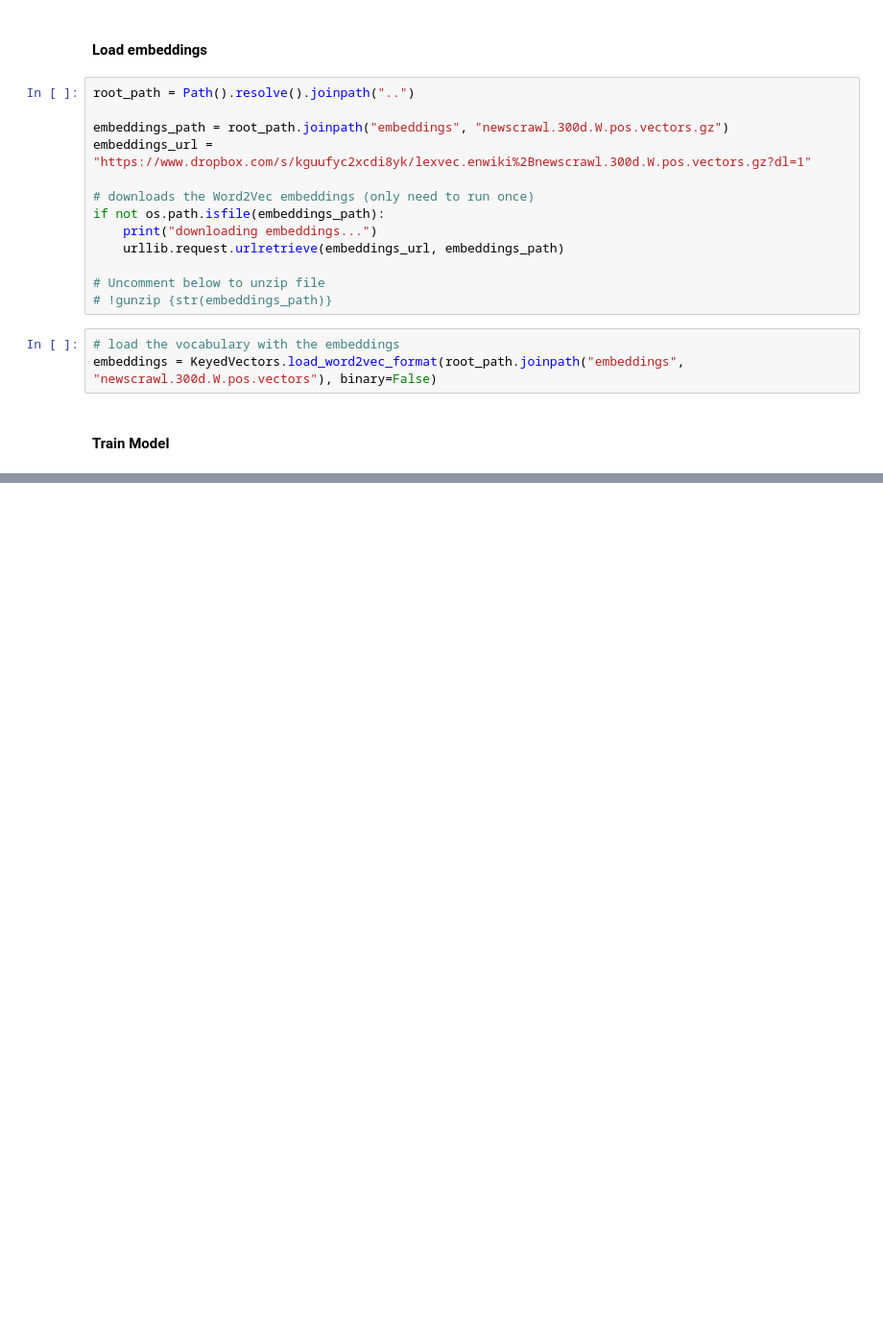
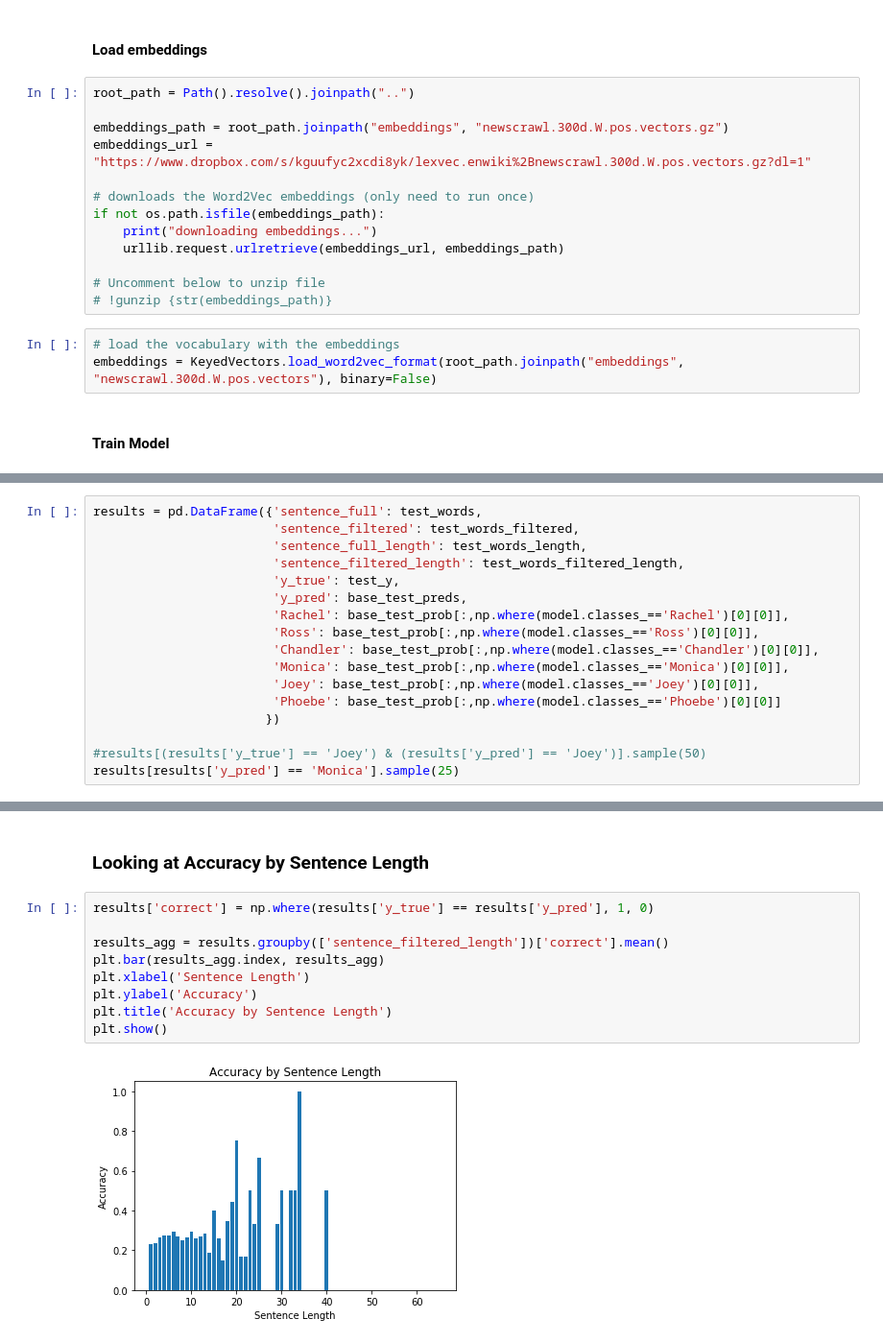
Before and after one commit to acarl005/w266-final, a Jupyter notebook: analysis/2_logistic_regression.ipynb, the cells around one changed output, grey strips where cells are left out. Shown: that part at 96% size. Drawn from its saved outputs; the diff is of its cells as text; blank space fills up the shorter version.

```diff
--- a/analysis/2_logistic_regression.ipynb
+++ b/analysis/2_logistic_regression.ipynb
@@ -135,0 +149,17 @@ weighted avg       0.25      0.26      0.25      4217
+# %%
+results = pd.DataFrame({'sentence_full': test_words,
+                        'sentence_filtered': test_words_filtered,
+                        'sentence_full_length': test_words_length,
+                        'sentence_filtered_length': test_words_filtered_length,
+                        'y_true': test_y,
+                        'y_pred': base_test_preds,
+                        'Rachel': base_test_prob[:,np.where(model.classes_=='Rachel')[0][0]],
+                        'Ross': base_test_prob[:,np.where(model.classes_=='Ross')[0][0]],
+                        'Chandler': base_test_prob[:,np.where(model.classes_=='Chandler')[0][0]],
+                        'Monica': base_test_prob[:,np.where(model.classes_=='Monica')[0][0]],
+                        'Joey': base_test_prob[:,np.where(model.classes_=='Joey')[0][0]],
+                        'Phoebe': base_test_prob[:,np.where(model.classes_=='Phoebe')[0][0]]
+                       })
+
+#results[(results['y_true'] == 'Joey') & (results['y_pred'] == 'Joey')].sample(50)
+results[results['y_pred'] == 'Monica'].sample(25)
@@ -135,0 +184,13 @@ weighted avg       0.25      0.26      0.25      4217
+# %% [markdown]
+### Looking at Accuracy by Sentence Length
+# %%
+results['correct'] = np.where(results['y_true'] == results['y_pred'], 1, 0)
+
+results_agg = results.groupby(['sentence_filtered_length'])['correct'].mean()
+plt.bar(results_agg.index, results_agg)
+plt.xlabel('Sentence Length')
+plt.ylabel('Accuracy')
+plt.title('Accuracy by Sentence Length')
+plt.show()
+# %% [output]
+[figure, added]
```
Also changed, not shown: parts of 6 cells of this notebook, 3 other files.
